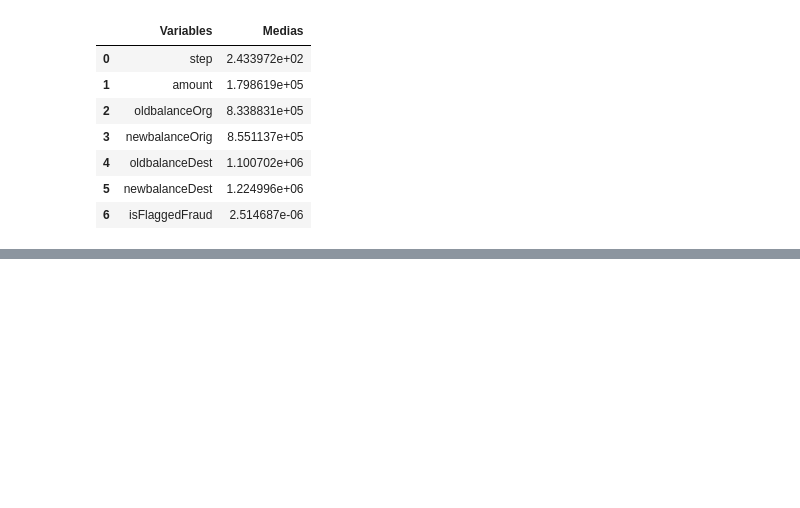
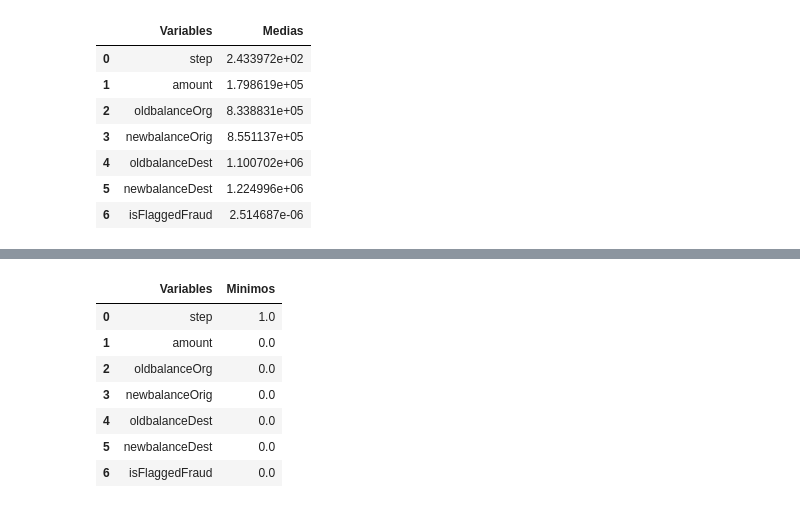
Before and after one commit to Isaias951017/Trabajo-Final-1, a Jupyter notebook: Notebook/analisis.ipynb, the cells around one changed output, grey strips where cells are left out. Saved outputs shown, nothing was run; the diff lists cells and outputs as text; code cells hidden in the pictures; blank space fills up the shorter version.

```diff
--- a/Notebook/analisis.ipynb
+++ b/Notebook/analisis.ipynb
@@ -215,0 +255,13 @@ Medias
+# %%
+Minimos= pd.DataFrame(transacciones.select_dtypes(include='number').min()).reset_index()
+Minimos.columns=['Variables','Minimos']
+Minimos
+# %% [output]
+|  | Variables | Minimos |
+| 0 | step | 1.0 |
+| 1 | amount | 0.0 |
+| 2 | oldbalanceOrg | 0.0 |
+| 3 | newbalanceOrig | 0.0 |
+| 4 | oldbalanceDest | 0.0 |
+| 5 | newbalanceDest | 0.0 |
+| 6 | isFlaggedFraud | 0.0 |
```
Also changed, not shown: parts of 5 cells of this notebook.
